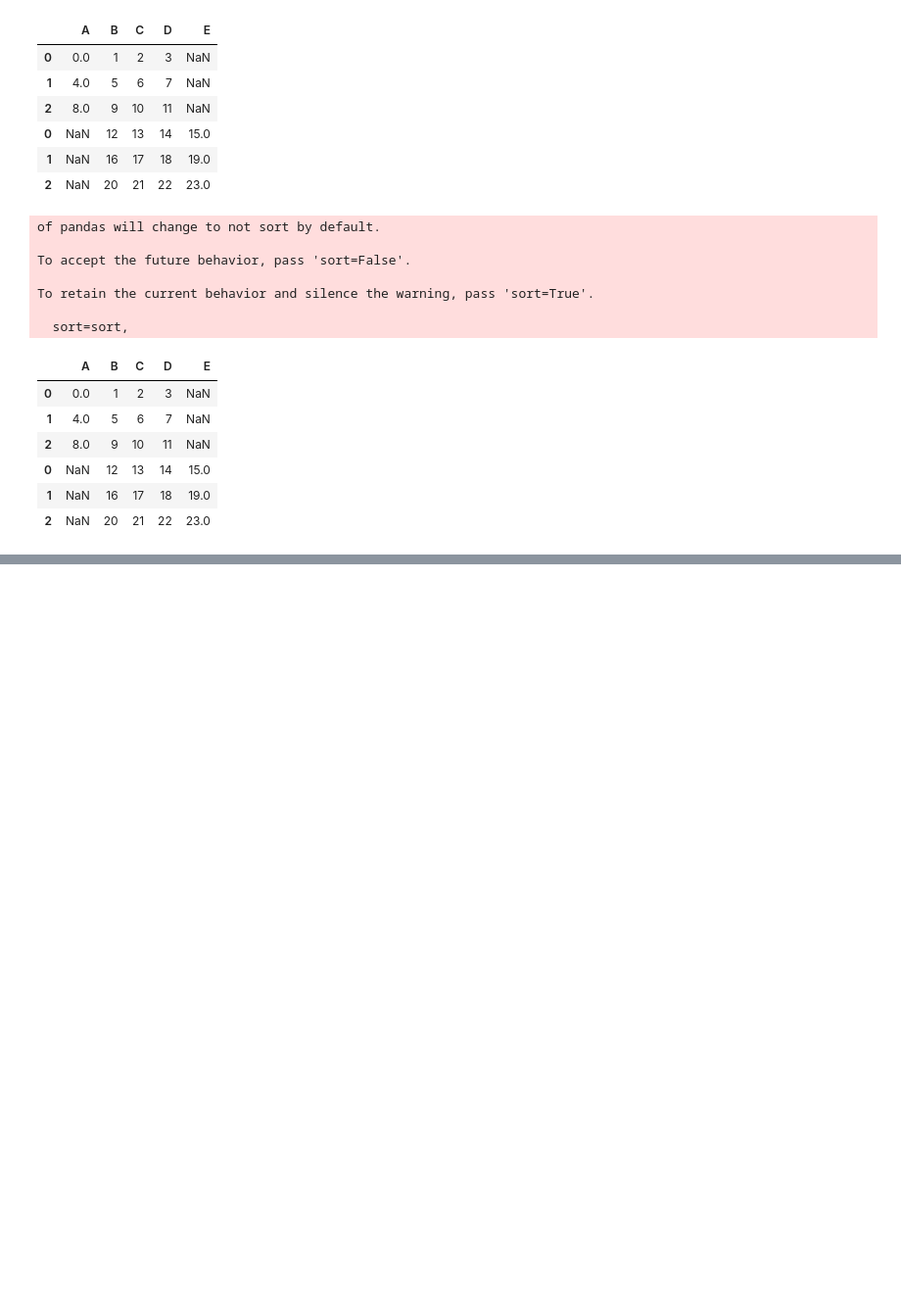
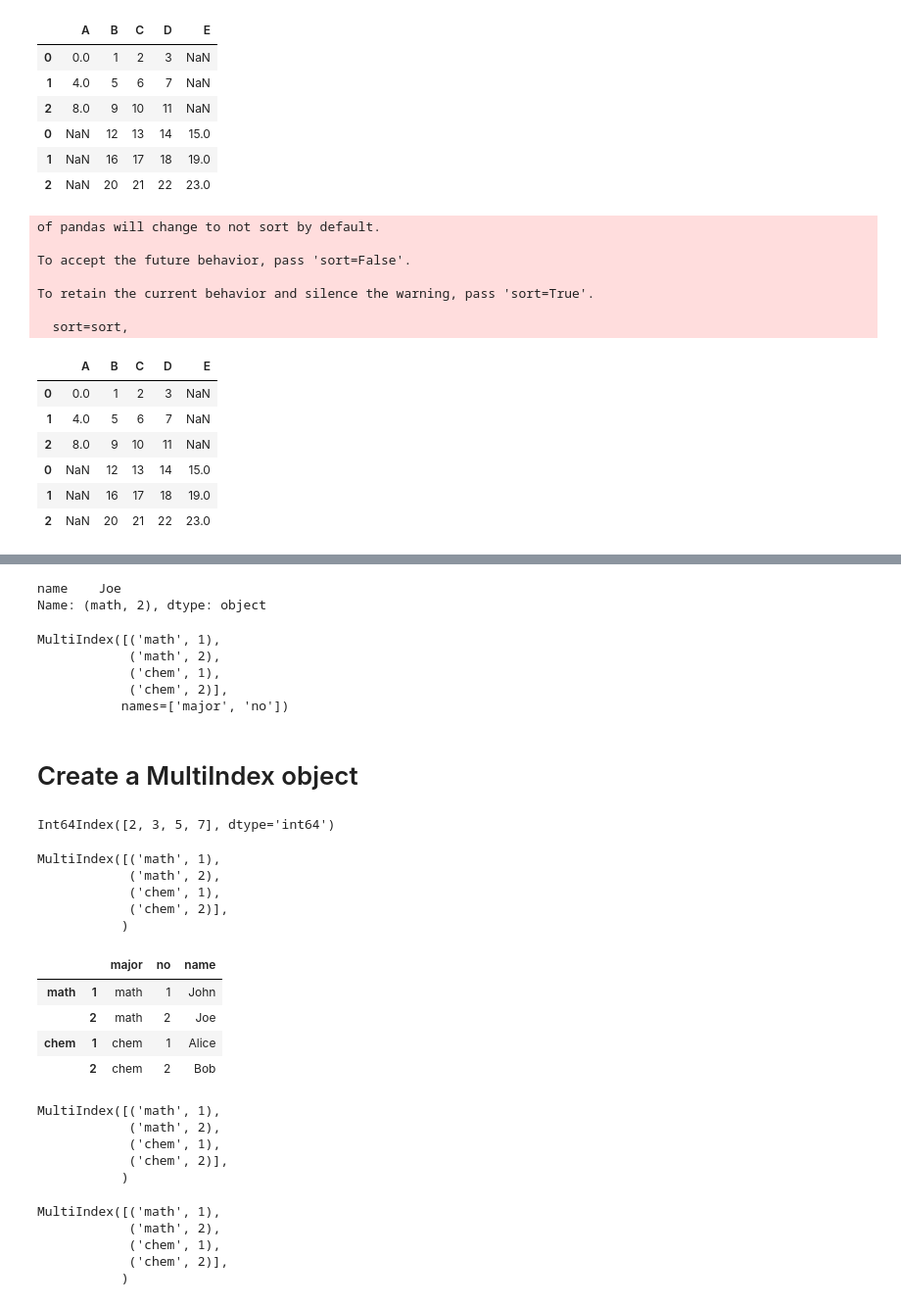
Before and after one commit to jephianlin/math599env, a Jupyter notebook: 1016.ipynb, the cells around one changed output, grey strips where cells are left out. Shown at 98% size. Cells and saved outputs as stored; diff of their text form; code cells hidden in the pictures; blank space fills up the shorter version.

```diff
--- a/1016.ipynb
+++ b/1016.ipynb
@@ -264,0 +293,6 @@ To retain the current behavior and silence the warning, pass 'sort=True'.
+# %%
+major = pd.Series(['math','math','chem','chem'])
+student_no = pd.Series([1,2,1,2])
+name = pd.Series(['John','Joe','Alice','Bob'])
+df = pd.DataFrame({'major':major, 'no':student_no, 'name':name})
+df
@@ -264,0 +305,3 @@ To retain the current behavior and silence the warning, pass 'sort=True'.
+# %%
+new_df = df.set_index(['major','no'])
+new_df
@@ -264,0 +315,64 @@ To retain the current behavior and silence the warning, pass 'sort=True'.
+# %%
+new_df.loc[('math',2)]
+# %% [output]
+name    Joe
+Name: (math, 2), dtype: object
+# %%
+new_df.index
+# %% [output]
+MultiIndex([('math', 1),
+            ('math', 2),
+            ('chem', 1),
+            ('chem', 2)],
+           names=['major', 'no'])
+# %% [markdown]
+# Create a MultiIndex object
+# %%
+ind = pd.Index([2,3,5,7])
+ind
+# %% [output]
+Int64Index([2, 3, 5, 7], dtype='int64')
+# %%
+ind = pd.MultiIndex.from_tuples([
+        ('math',1),
+        ('math',2),
+        ('chem',1),
+        ('chem',2)
+])
+ind
+# %% [output]
+MultiIndex([('math', 1),
+            ('math', 2),
+            ('chem', 1),
+            ('chem', 2)],
+           )
+# %%
+ddf = df.copy()
+ddf.index = ind
+ddf
+# %% [output]
+|  |  | major | no | name |
+| math | 1 | math | 1 | John |
+|  | 2 | math | 2 | Joe |
+| chem | 1 | chem | 1 | Alice |
+|  | 2 | chem | 2 | Bob |
+# %%
+ind
+# %% [output]
+MultiIndex([('math', 1),
+            ('math', 2),
+            ('chem', 1),
+            ('chem', 2)],
+           )
+# %%
+ind = pd.MultiIndex.from_arrays([
+    ['math','math','chem','chem'],
+    [1,2,1,2]
+])
+ind
+# %% [output]
+MultiIndex([('math', 1),
+            ('math', 2),
+            ('chem', 1),
+            ('chem', 2)],
+           )
```
Also changed, not shown: parts of 21 cells of this notebook.
